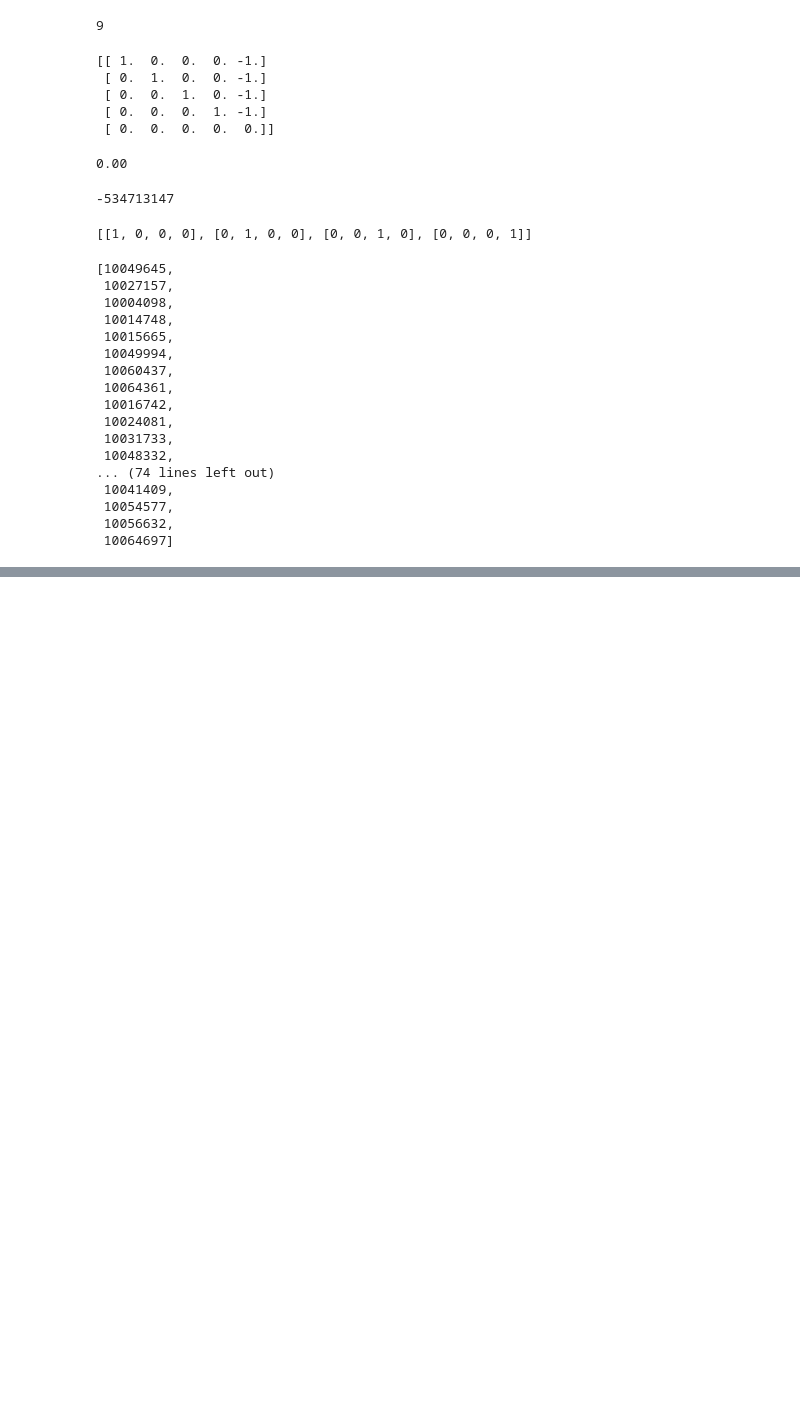
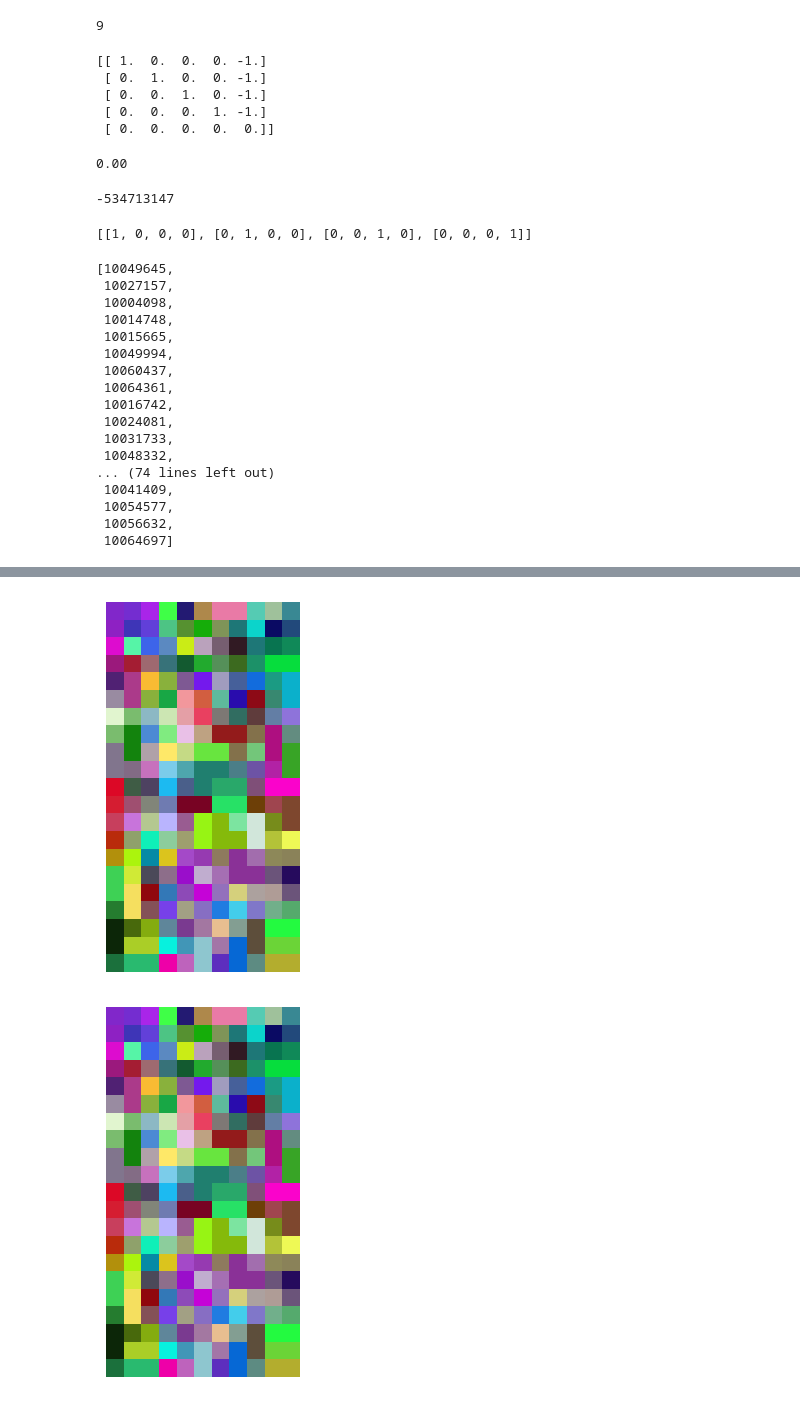
Before and after one commit to DuanYi516/Some-of-the-YOJ-Code-Writen-by-Me, a Jupyter notebook: test.ipynb, the cells around one changed output, grey strips where cells are left out. Drawn from its saved outputs; the diff is of its cells as text; code cells hidden in the pictures; blank space fills up the shorter version.

```diff
--- a/test.ipynb
+++ b/test.ipynb
@@ -404,0 +527,38 @@ lst
+# %%
+import numpy as np
+import matplotlib.pyplot as plt
+
+# 假设你的三维数组名为 image
+image = np.array([
+    [[221, 12, 207], [86, 244, 167], [61, 100, 234], [91, 137, 193], [202, 236, 22], [186, 162, 188], [118, 94, 112], [49, 26, 35], [30, 119, 119], [8, 116, 80], [16, 137, 88]],
+    [[155, 25, 124], [164, 29, 51], [158, 105, 112], [55, 114, 121], [19, 90, 48], [34, 170, 46], [85, 144, 89], [60, 106, 31], [28, 145, 104], [6, 221, 61], [6, 221, 61]],
+    [[80, 33, 115], [171, 58, 138], [249, 187, 51], [137, 177, 60], [126, 89, 147], [116, 25, 237], [160, 156, 190], [70, 96, 154], [18, 108, 221], [27, 155, 131], [11, 176, 203]],
+    [[153, 139, 161], [171, 58, 138], [137, 177, 60], [24, 167, 69], [242, 151, 156], [210, 94, 64], [94, 186, 156], [41, 12, 173], [141, 10, 22], [56, 136, 112], [11, 176, 203]],
+    [[225, 245, 207], [122, 188, 110], [140, 184, 196], [204, 230, 179], [228, 159, 166], [233, 64, 96], [125, 120, 116], [49, 109, 97], [95, 60, 60], [99, 126, 165], [142, 115, 218]],
+    [[122, 188, 110], [19, 131, 13], [76, 138, 212], [128, 235, 128], [233, 192, 231], [190, 162, 130], [147, 27, 27], [147, 27, 27], [131, 113, 75], [174, 15, 128], [99, 140, 128]],
+    [[129, 117, 141], [19, 131, 13], [176, 161, 168], [254, 232, 104], [197, 218, 133], [104, 229, 63], [104, 229, 63], [131, 113, 75], [115, 198, 122], [174, 15, 128], [56, 164, 38]],
+    [[129, 117, 141], [130, 107, 133], [199, 113, 189], [123, 204, 234], [78, 166, 173], [32, 127, 111], [32, 127, 111], [75, 126, 136], [109, 83, 165], [178, 34, 165], [56, 164, 38]],
+    [[220, 8, 38], [63, 92, 69], [78, 66, 97], [28, 186, 241], [74, 95, 138], [32, 127, 111], [41, 168, 106], [41, 168, 106], [127, 79, 120], [250, 3, 203], [250, 3, 203]],
+    [[213, 29, 49], [159, 79, 112], [129, 133, 121], [111, 123, 177], [120, 3, 35], [120, 3, 35], [39, 225, 102], [39, 225, 102], [109, 63, 7], [159, 69, 79], [126, 71, 46]],
+    [[199, 63, 93], [200, 116, 219], [180, 200, 144], [185, 180, 254], [153, 92, 145], [151, 244, 20], [133, 186, 11], [124, 228, 160], [209, 230, 218], [119, 140, 27], [126, 71, 46]],
+    [[185, 43, 11], [143, 161, 107], [15, 239, 184], [140, 205, 156], [158, 159, 110], [151, 244, 20], [133, 186, 11], [133, 186, 11], [209, 230, 218], [179, 195, 56], [238, 249, 85]],
+    [[178, 144, 12], [171, 244, 13], [6, 138, 165], [219, 196, 29], [164, 73, 200], [150, 58, 177], [142, 122, 94], [138, 49, 151], [162, 109, 173], [141, 136, 89], [138, 130, 89]],
+    [[62, 209, 85], [208, 234, 54], [75, 73, 89], [141, 110, 138], [154, 14, 203], [192, 173, 207], [165, 111, 179], [138, 49, 151], [138, 49, 151], [107, 84, 122], [38, 11, 93]],
+    [[62, 209, 85], [245, 223, 95], [144, 7, 13], [51, 120, 183], [141, 74, 183], [197, 3, 215], [147, 112, 188], [213, 208, 124], [172, 161, 158], [175, 156, 150], [107, 84, 122]],
+    [[37, 124, 47], [245, 223, 95], [132, 81, 87], [119, 64, 233], [162, 160, 132], [135, 110, 195], [32, 124, 225], [67, 205, 235], [128, 119, 201], [113, 175, 138], [85, 170, 108]],
+    [[12, 38, 8], [72, 105, 12], [132, 172, 15], [95, 134, 154], [122, 58, 144], [163, 119, 161], [232, 190, 144], [131, 158, 146], [93, 78, 59], [35, 250, 64], [35, 250, 64]],
+    [[12, 38, 8], [170, 206, 39], [170, 206, 39], [7, 241, 222], [65, 150, 183], [142, 198, 207], [163, 118, 167], [6, 104, 213], [93, 78, 59], [107, 212, 55], [107, 212, 55]],
+    [[27, 112, 60], [41, 186, 111], [41, 186, 111], [238, 0, 168], [190, 99, 188], [142, 198, 207], [93, 46, 190], [6, 104, 213], [93, 139, 130], [179, 173, 46], [179, 173, 46]]
+])
+
+# 使用 matplotlib 显示图像
+plt.imshow(my)
+plt.axis('off')  # 关闭坐标轴
+plt.show()
+plt.imshow(yoj)
+
+plt.axis('off')  # 关闭坐标轴
+plt.show()
+# %% [output]
+[figure, added]
+[figure, added]
```
Also changed, not shown: parts of 4 cells of this notebook, 3 other files.
